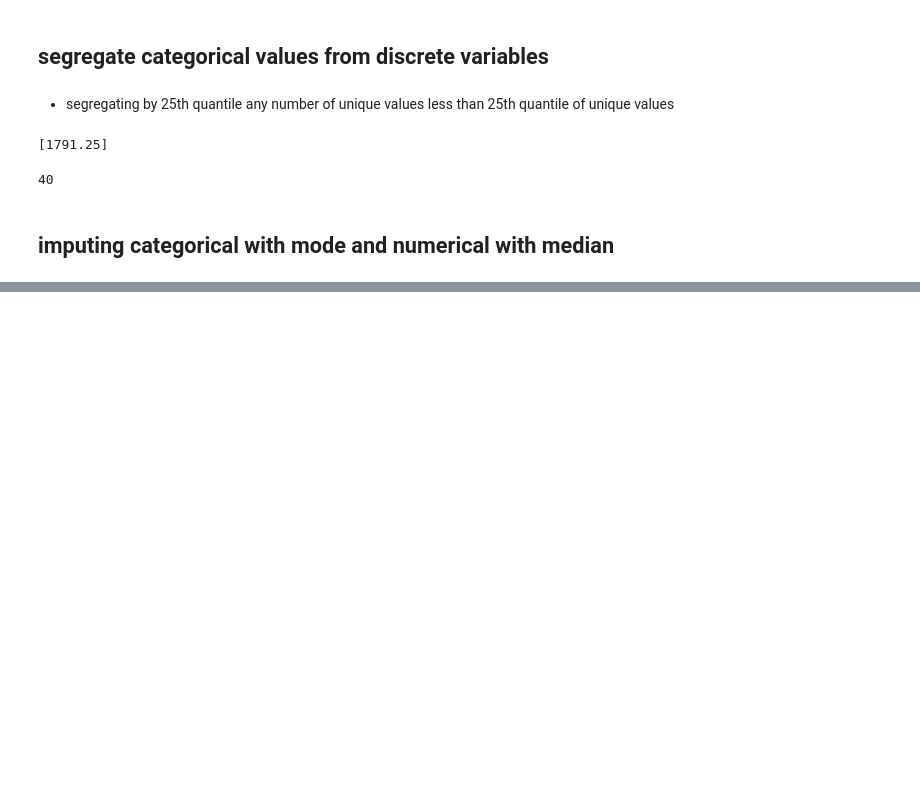
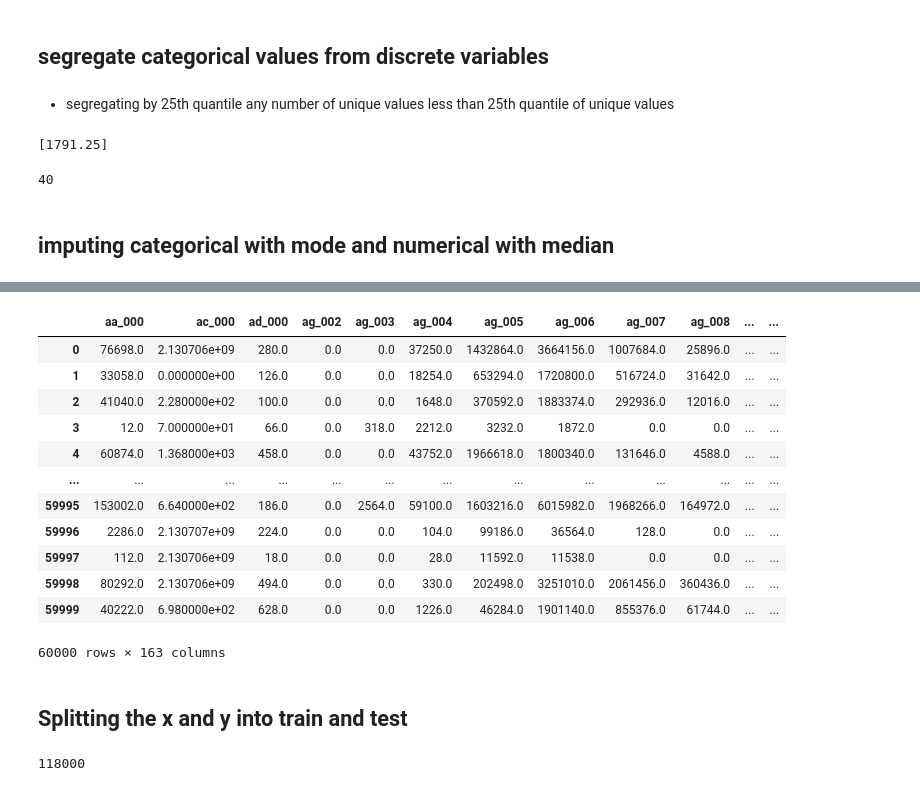
Before and after one commit to Anish-7/Air_pressure_system_failures_prediction_in_Scania-trucks, a Jupyter notebook: notebooks/EDA.ipynb, the cells around one changed output, grey strips where cells are left out. Cells and saved outputs as stored; diff of their text form; code cells hidden in the pictures; blank space fills up the shorter version.

```diff
--- a/notebooks/EDA.ipynb
+++ b/notebooks/EDA.ipynb
@@ -207,0 +244,4 @@ len(cat_cols)
+# %%
+numerical = st_mean.fit_transform(numerical)
+# %%
+numerical = pd.DataFrame(numerical,columns=numerical_columns)
@@ -207,0 +263,18 @@ len(cat_cols)
+# %%
+x  = pd.concat([numerical,categorical],axis=1)
+# %%
+x
+# %% [output]
+|  | aa_000 | ac_000 | ad_000 | ag_002 | ag_003 | ag_004 | ag_005 | ag_006 | ag_007 | ag_008 | ... | ... |
+| 0 | 76698.0 | 2.130706e+09 | 280.0 | 0.0 | 0.0 | 37250.0 | 1432864.0 | 3664156.0 | 1007684.0 | 25896.0 | ... | ... |
+| 1 | 33058.0 | 0.000000e+00 | 126.0 | 0.0 | 0.0 | 18254.0 | 653294.0 | 1720800.0 | 516724.0 | 31642.0 | ... | ... |
+| 2 | 41040.0 | 2.280000e+02 | 100.0 | 0.0 | 0.0 | 1648.0 | 370592.0 | 1883374.0 | 292936.0 | 12016.0 | ... | ... |
+| 3 | 12.0 | 7.000000e+01 | 66.0 | 0.0 | 318.0 | 2212.0 | 3232.0 | 1872.0 | 0.0 | 0.0 | ... | ... |
+| 4 | 60874.0 | 1.368000e+03 | 458.0 | 0.0 | 0.0 | 43752.0 | 1966618.0 | 1800340.0 | 131646.0 | 4588.0 | ... | ... |
+| ... | ... | ... | ... | ... | ... | ... | ... | ... | ... | ... | ... | ... |
+| 59995 | 153002.0 | 6.640000e+02 | 186.0 | 0.0 | 2564.0 | 59100.0 | 1603216.0 | 6015982.0 | 1968266.0 | 164972.0 | ... | ... |
+| 59996 | 2286.0 | 2.130707e+09 | 224.0 | 0.0 | 0.0 | 104.0 | 99186.0 | 36564.0 | 128.0 | 0.0 | ... | ... |
+| 59997 | 112.0 | 2.130706e+09 | 18.0 | 0.0 | 0.0 | 28.0 | 11592.0 | 11538.0 | 0.0 | 0.0 | ... | ... |
+| 59998 | 80292.0 | 2.130706e+09 | 494.0 | 0.0 | 0.0 | 330.0 | 202498.0 | 3251010.0 | 2061456.0 | 360436.0 | ... | ... |
+| 59999 | 40222.0 | 6.980000e+02 | 628.0 | 0.0 | 0.0 | 1226.0 | 46284.0 | 1901140.0 | 855376.0 | 61744.0 | ... | ... |
+60000 rows × 163 columns
@@ -207,0 +284,2 @@ len(cat_cols)
+# %% [markdown]
+## Splitting the x and y into train and test
@@ -207,0 +291,4 @@ len(cat_cols)
+# %%
+y_o.size
+# %% [output]
+118000
```
Also changed, not shown: parts of 16 cells of this notebook.
